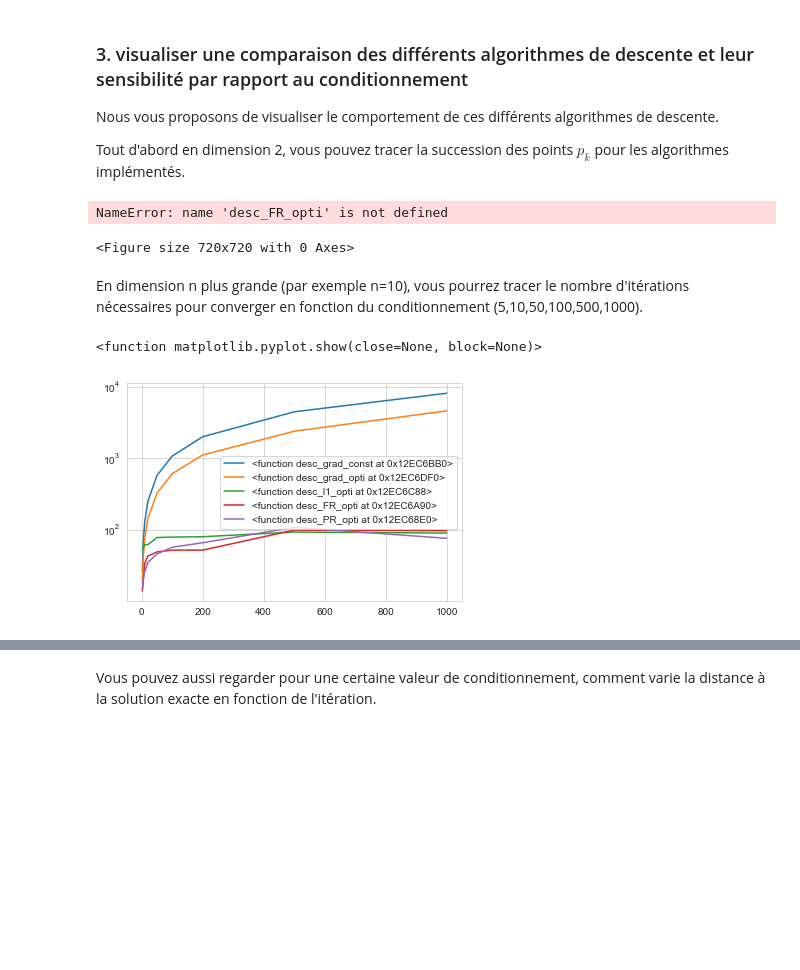
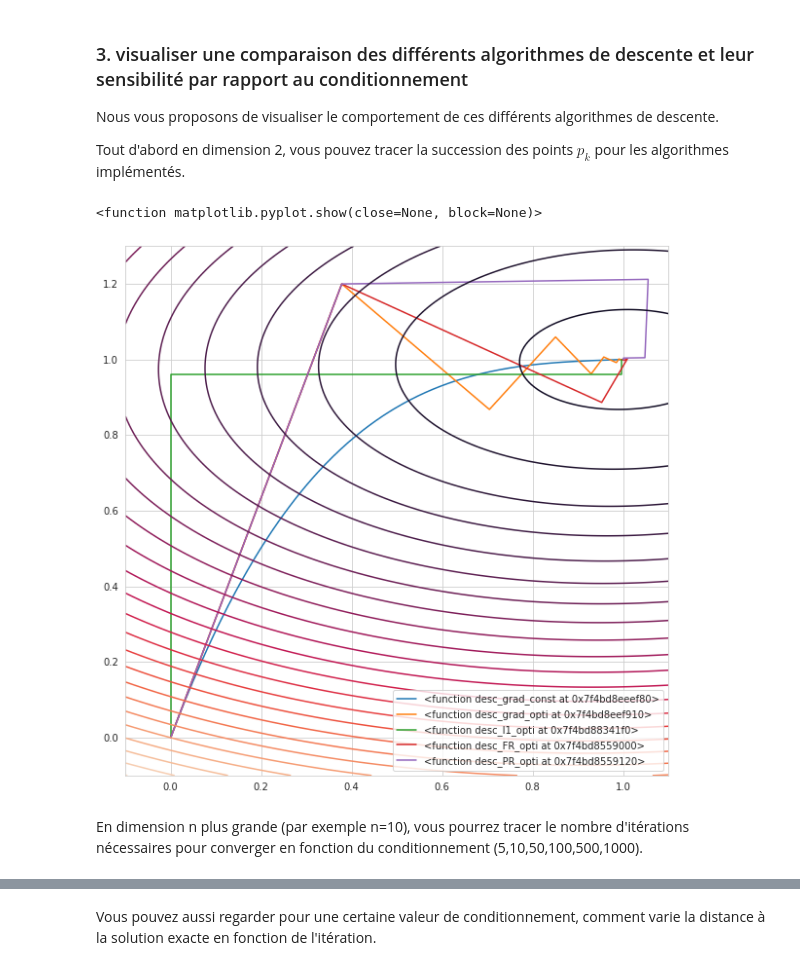
Before and after one commit to SCIA-Premium/Gradient_Descent, a Jupyter notebook: TP1 - Descentes Gradient V2.ipynb, the cells around one changed output, grey strips where cells are left out. Drawn from its saved outputs; the diff is of its cells as text; code cells hidden in the pictures; blank space fills up the shorter version.

```diff
--- a/TP1 - Descentes Gradient V2.ipynb
+++ b/TP1 - Descentes Gradient V2.ipynb
@@ -813,7 +816,7 @@ dim=2
 x_exact=np.zeros(dim)+1.
 
 x0=np.zeros(dim)
-res = desc_l1_opti(lambda x : Rosenbrock(x, gamma=100),x0)
+res = desc_PR_opti(lambda x : Rosenbrock(x, gamma=100),x0)
 
 print ("Nb itérations",len(res))
 print("x_calculé",res[-1])
@@ -838,39 +843,35 @@ plt.figure(figsize=(10,10))
 
 Liste_method=(desc_grad_const,desc_grad_opti,desc_l1_opti,desc_FR_opti,desc_PR_opti)
 
 for method in Liste_method:
 
     if method == desc_grad_const:
         res = method(quadraticn_,x0,mu=0.9/cond)
     else:
         res = method(quadraticn_,x0)
 
+    res = np.array(res)
     plt.plot(res[:,0], res[:,1],label=method)
 
 plt.legend()
 
 nb_pts, x_mi, x_ma, y_mi, y_ma = 200, -0.1, 1.1, -0.1, 1.3
 
 x, y = np.linspace(x_mi, x_ma, nb_pts), np.linspace(y_mi, y_ma, nb_pts)
 X, Y = np.meshgrid(x, y)
 
 Z=np.zeros((nb_pts,nb_pts))
 
 for i in range (nb_pts):
     for j in range (nb_pts):
         Z[i,j]=quadraticn_(np.array([X[i,j],Y[i,j]]))
 
 
 plt.contour(X, Y, Z,25)
 
 plt.show
 # %% [output]
-NameError: name 'desc_FR_opti' is not defined
+<function matplotlib.pyplot.show(close=None, block=None)>
-<Figure size 720x720 with 0 Axes>
+[figure, added]
 # %% [markdown]
 En dimension n plus grande (par exemple n=10), vous pourrez tracer le nombre d'itérations nécessaires pour converger en fonction du conditionnement (5,10,50,100,500,1000).
-# %%
-    A VOUS .........................
-# %% [output]
-<function matplotlib.pyplot.show(close=None, block=None)>
-[figure, removed]
```
Also changed, not shown: parts of 4 cells of this notebook.
